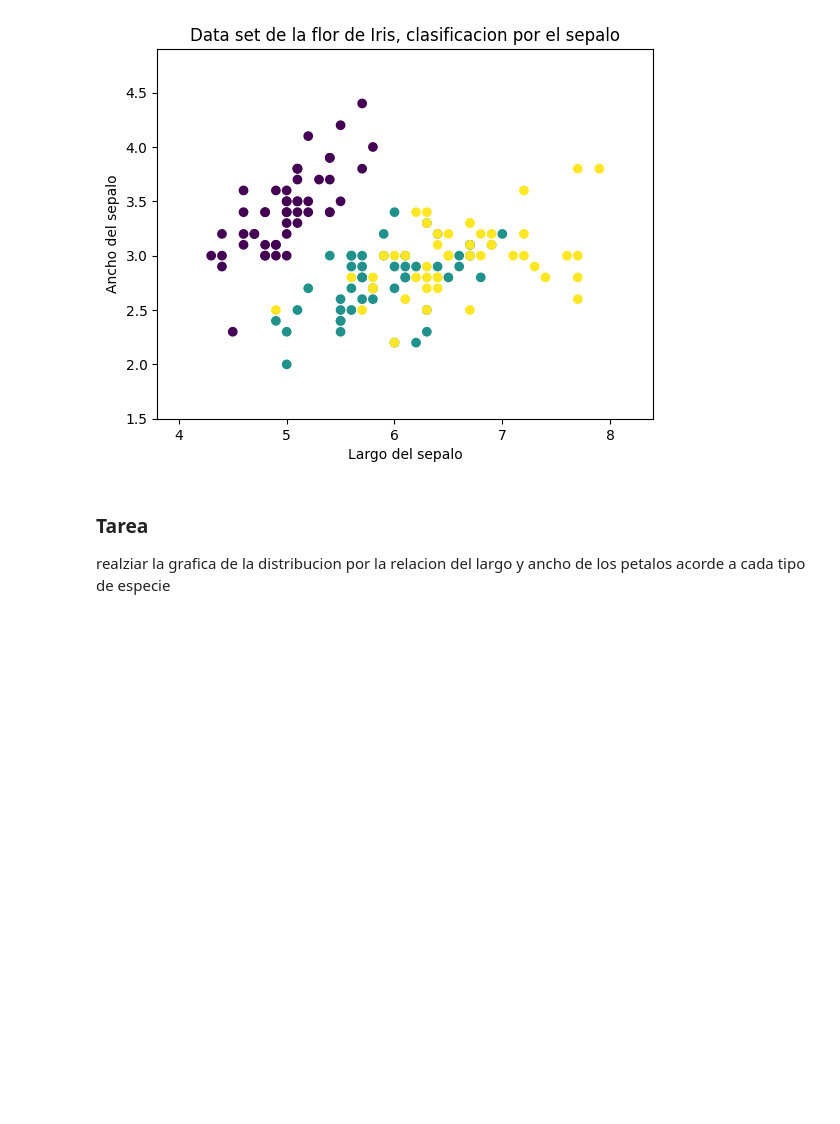
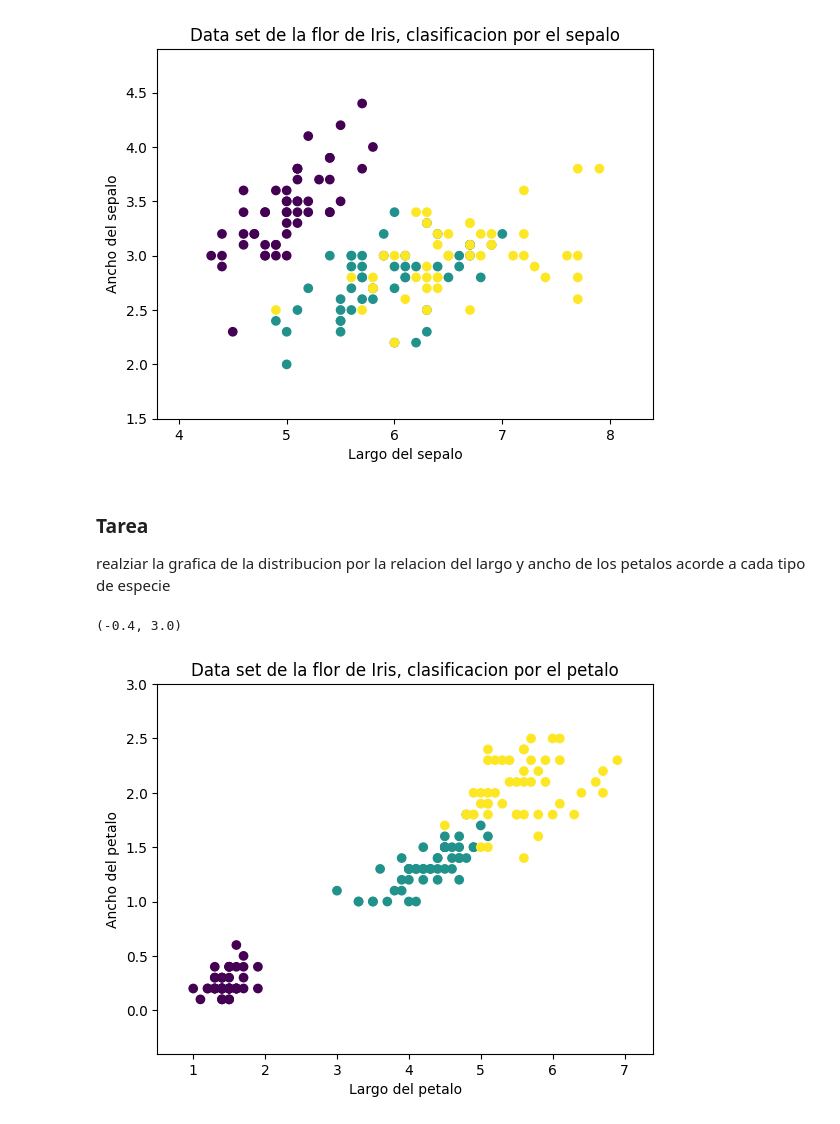
Before and after one commit to Shadowrunner11/tzuzulDataAnalytics, a Jupyter notebook: IrisDataSet/graficas.ipynb, the cells around one changed output. Drawn from its saved outputs; the diff is of its cells as text; code cells hidden in the pictures; blank space fills up the shorter version.

```diff
--- a/IrisDataSet/graficas.ipynb
+++ b/IrisDataSet/graficas.ipynb
@@ -71,3 +61,23 @@ plt.show()
 # %% [markdown]
 ### Tarea
 realziar la grafica de la distribucion por la relacion del largo y ancho de los petalos acorde a cada tipo de especie
+# %%
+X = iris.data[:,2]
+
+Y = iris.data[:,3]
+
+
+X_max, X_min = X.max() + 0.5, X.min() - 0.5
+Y_max, Y_min = Y.max() + 0.5, Y.min() - 0.5
+
+plt.figure()
+plt.title('Data set de la flor de Iris, clasificacion por el petalo')
+plt.scatter(X, Y, c=species)
+plt.xlabel('Largo del petalo')
+plt.ylabel('Ancho del petalo')
+
+plt.xlim(X_min, X_max)
+plt.ylim(Y_min, Y_max)
+# %% [output]
+(-0.4, 3.0)
+[figure, added]
```
Also changed, not shown: parts of 5 cells of this notebook.
